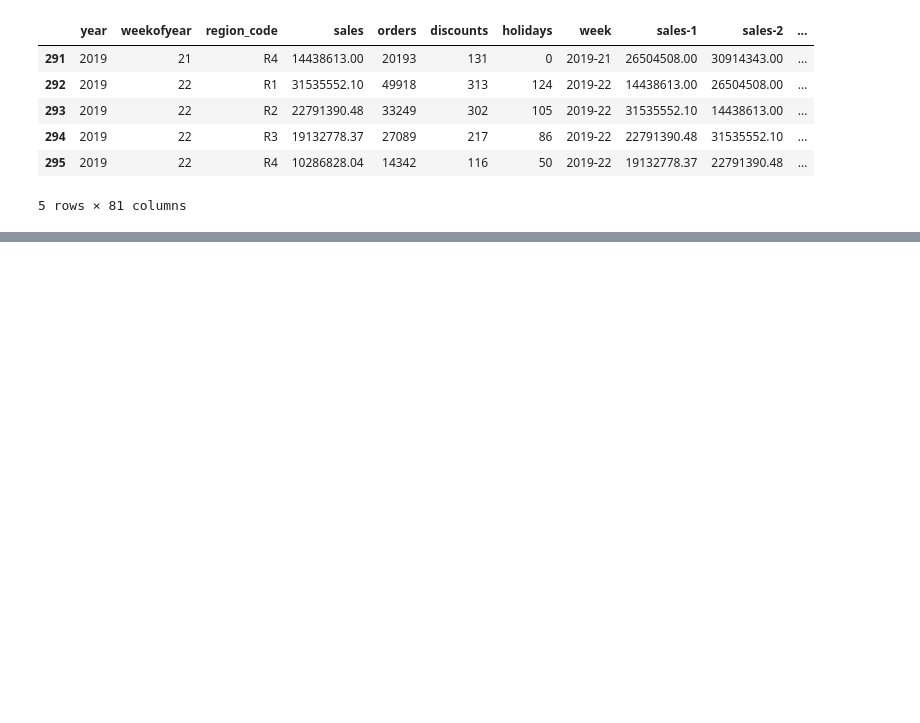
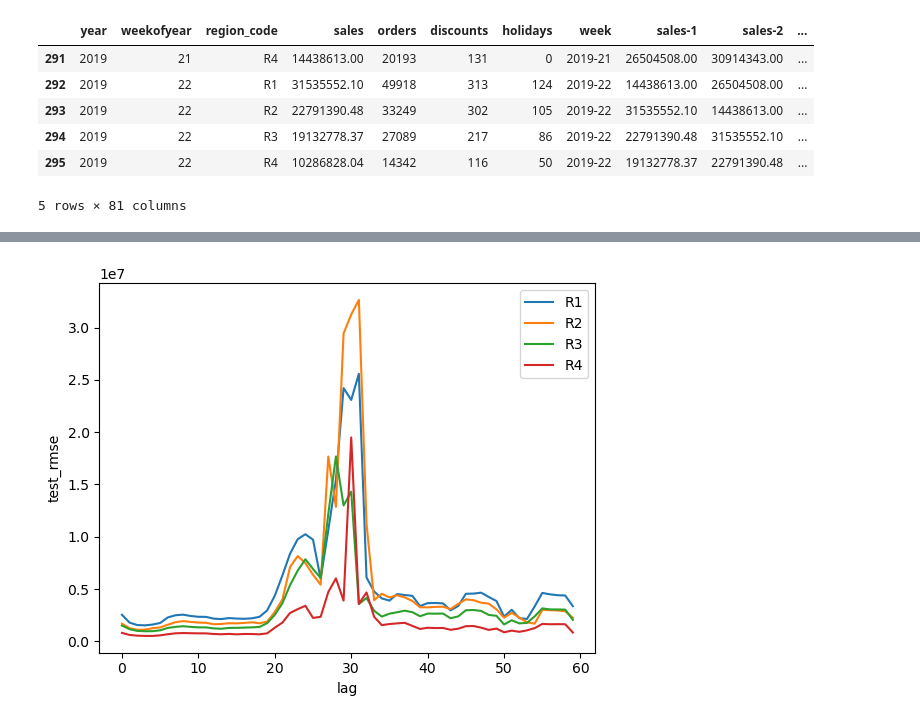
Before and after one commit to katayoonk/Sales-Forecasting, a Jupyter notebook: rf_time_seriesES.ipynb, the cells around one changed output, grey strips where cells are left out. Cells and saved outputs as stored; diff of their text form; code cells hidden in the pictures; blank space fills up the shorter version.

Commit message:
lag chart

```diff
--- a/rf_time_seriesES.ipynb
+++ b/rf_time_seriesES.ipynb
@@ -175,0 +186,9 @@ models = linear_model_builder(weekly_df, 3)
+# %%
+lag_scores = pd.DataFrame()
+for i in range(0,60):
+    lag_scores = pd.concat(
+        [lag_scores,
+         linear_model_builder(weekly_df, i)[1],
+         ]
+        )
+lag_scores = lag_scores.reset_index(drop=True)
@@ -175,0 +211,6 @@ models = linear_model_builder(weekly_df, 3)
+# %%
+
+for region in lag_scores['region'].unique():
+    sns.lineplot(x="lag", y="test_rmse", data=lag_scores[lag_scores['region'] == region], label=region)
+# %% [output]
+[figure, added]
```
Also changed, not shown: parts of 9 cells of this notebook, 1 other file.
